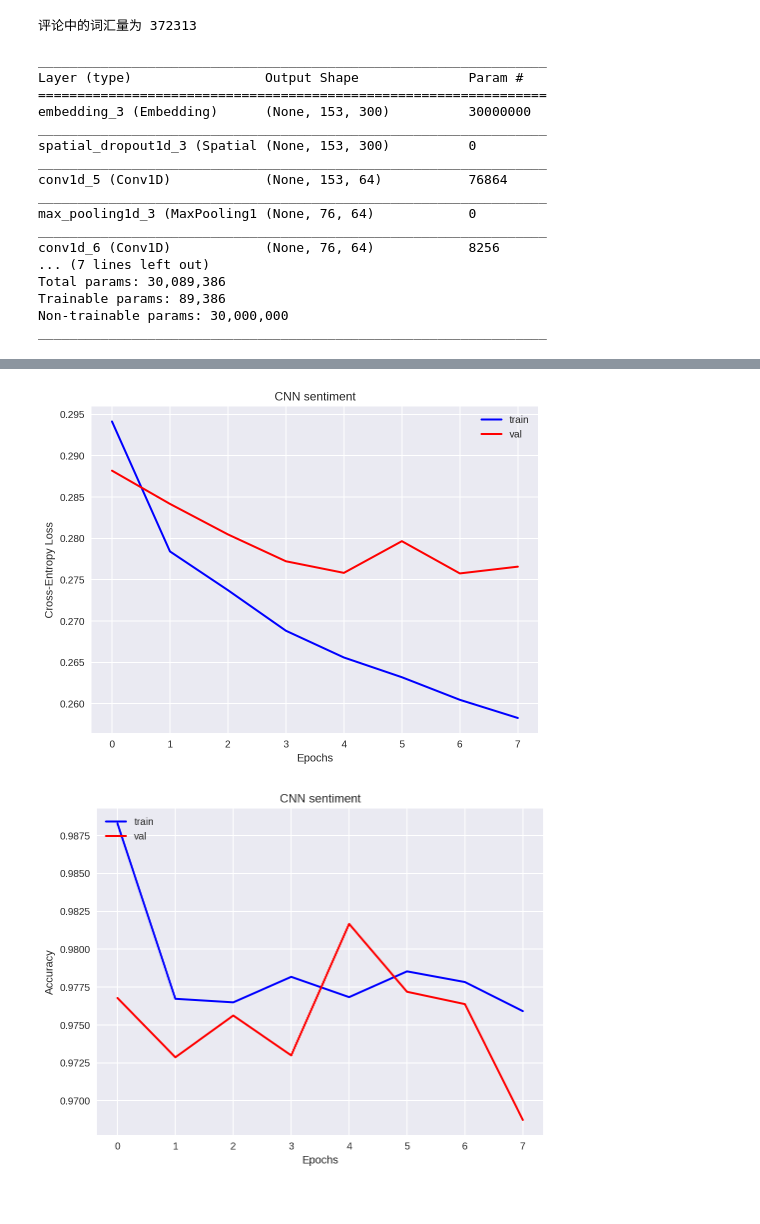
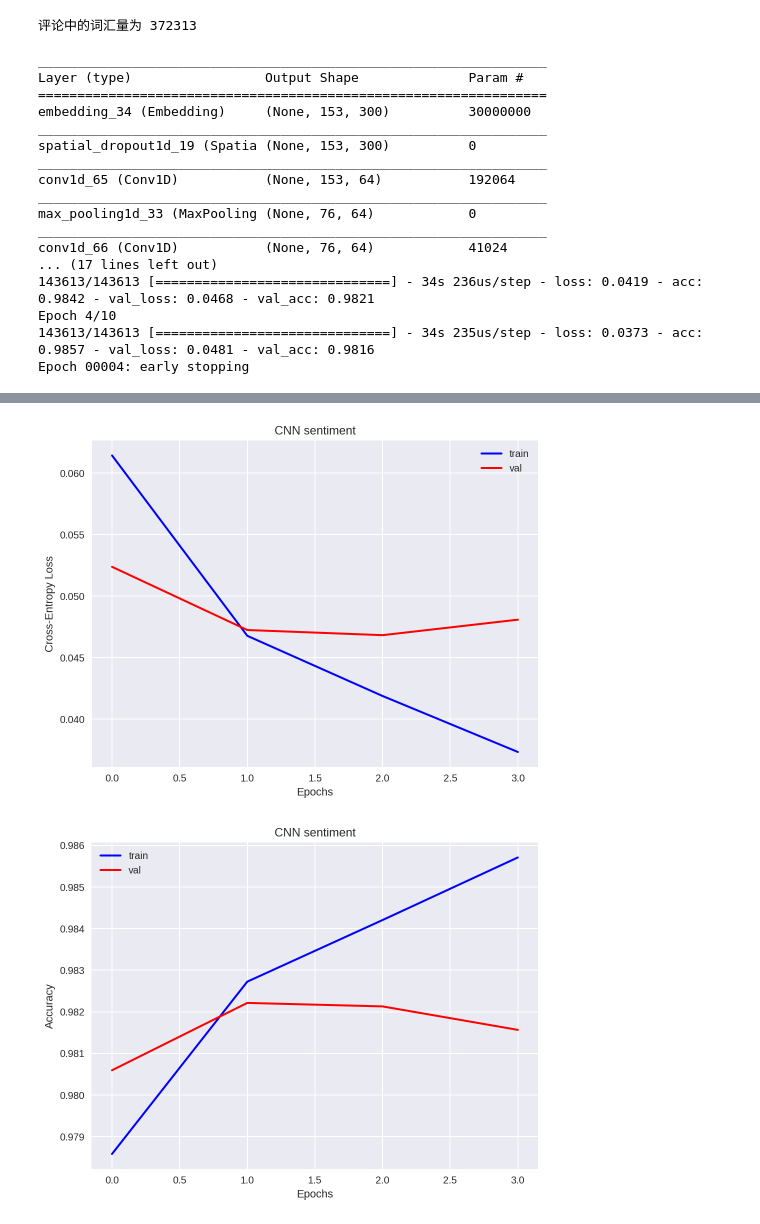
Before and after one commit to Zhengqi-Li/NLP, a Jupyter notebook: textCNN.ipynb, the cells around one changed output, grey strips where cells are left out. Cells and saved outputs as stored; diff of their text form; code cells hidden in the pictures.

```diff
--- a/textCNN.ipynb
+++ b/textCNN.ipynb
@@ -179,8 +179,8 @@ for word, index in tqdm(word_index.items()):
 测试集文本处理中......
 评论中的词汇量为 372313
 # %%
-
-filters = 64
+from keras import regularizers
+num_filters = 64
 model = Sequential()
 model.add(Embedding(word_upper,
                     word_features,
@@ -188,40 +188,32 @@ model.add(Embedding(word_upper,
                     weights=[feature_matrix],
                     trainable=False))
 model.add(SpatialDropout1D(0.2))
-model.add(Conv1D(filters, 4, activation='relu', padding='same'))
+model.add(Conv1D(num_filters, 10, activation='relu', padding='same'))
 model.add(MaxPooling1D(2))
-model.add(Conv1D(filters, 2, activation='relu', padding='same'))
-model.add(GlobalAveragePooling1D())
-model.add(Dense(60, activation='relu'))
+model.add(Conv1D(num_filters, 10, activation='relu', padding='same'))
+model.add(GlobalMaxPooling1D())
+# model.add(Dropout(0.15))
+model.add(Dense(32, activation='relu', kernel_regularizer=regularizers.l2(1e-4)))
+# model.add(Dropout(0.2))
 model.add(Dense(len(labels), activation='sigmoid'))
-model.compile(loss='categorical_crossentropy', optimizer='adam', metrics=['accuracy'])
+model.compile(loss='binary_crossentropy', optimizer='adam', metrics=['accuracy'])
 model.summary()
 callbacks = [EarlyStopping(monitor='val_loss',
-                          min_delta=0.001,
+                          min_delta=0.01,
                           patience=3,
                           verbose=1)]
 
 batch_size = 64
 epochs = 10
-X_train, X_val, y_train, y_val = train_test_split(seq_train,
-                                                  train_data[labels].values,
-                                                  train_size=0.8,
-                                                  random_state=0)
-
-
-hist = model.fit(X_train, y_train,
+X_train, X_valid, Y_train, Y_valid = train_test_split(seq_train,
+                                                      train_data[labels].values,
+                                                      test_size = 0.1)
+hist = model.fit(X_train, Y_train,
                 epochs=epochs,
                 batch_size=batch_size,
                 callbacks=callbacks,
-                validation_data=(X_val, y_val),
+                validation_data = (X_valid, Y_valid),
                 verbose=1)
-
-# hist = model.fit(seq_train, train_data[labels].values,
-#                 epochs=epochs,
-#                 batch_size=batch_size,
-#                 callbacks=callbacks,
-#                 validation_split=0.1, shuffle=True,
-#                 verbose=1)
 
 plt.figure()
 plt.plot(hist.history['loss'], lw=2.0, color='b', label='train')
@@ -251,17 +243,17 @@ submission_df.to_csv("./cnn_fasttext_submission.csv", index=False)
 _________________________________________________________________
 Layer (type)                 Output Shape              Param #
 =================================================================
-embedding_3 (Embedding)      (None, 153, 300)          30000000
+embedding_34 (Embedding)     (None, 153, 300)          30000000
 _________________________________________________________________
-spatial_dropout1d_3 (Spatial (None, 153, 300)          0
+spatial_dropout1d_19 (Spatia (None, 153, 300)          0
 _________________________________________________________________
-conv1d_5 (Conv1D)            (None, 153, 64)           76864
+conv1d_65 (Conv1D)           (None, 153, 64)           192064
 _________________________________________________________________
-max_pooling1d_3 (MaxPooling1 (None, 76, 64)            0
+max_pooling1d_33 (MaxPooling (None, 76, 64)            0
 _________________________________________________________________
-conv1d_6 (Conv1D)            (None, 76, 64)            8256
-... (7 lines left out)
-Total params: 30,089,386
-Trainable params: 89,386
-Non-trainable params: 30,000,000
-_________________________________________________________________
+conv1d_66 (Conv1D)           (None, 76, 64)            41024
+... (17 lines left out)
+143613/143613 [==============================] - 34s 236us/step - loss: 0.0419 - acc: 0.9842 - val_loss: 0.0468 - val_acc: 0.9821
+Epoch 4/10
+143613/143613 [==============================] - 34s 235us/step - loss: 0.0373 - acc: 0.9857 - val_loss: 0.0481 - val_acc: 0.9816
+Epoch 00004: early stopping
@@ -286,2 +260,2 @@ Epoch 00008: early stopping
-[figure, old version]
+[figure, new version]
-[figure, old version]
+[figure, new version]
```
Also changed, not shown: parts of 1 cell of this notebook.
